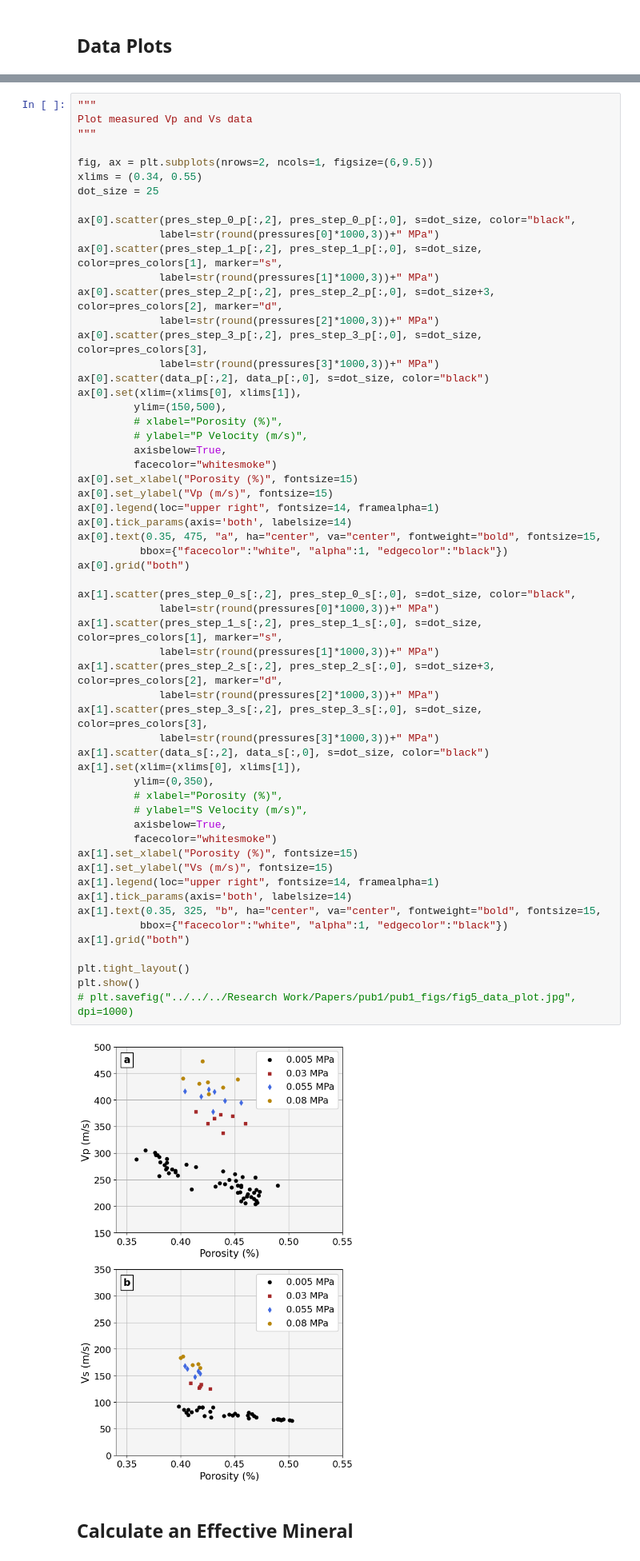
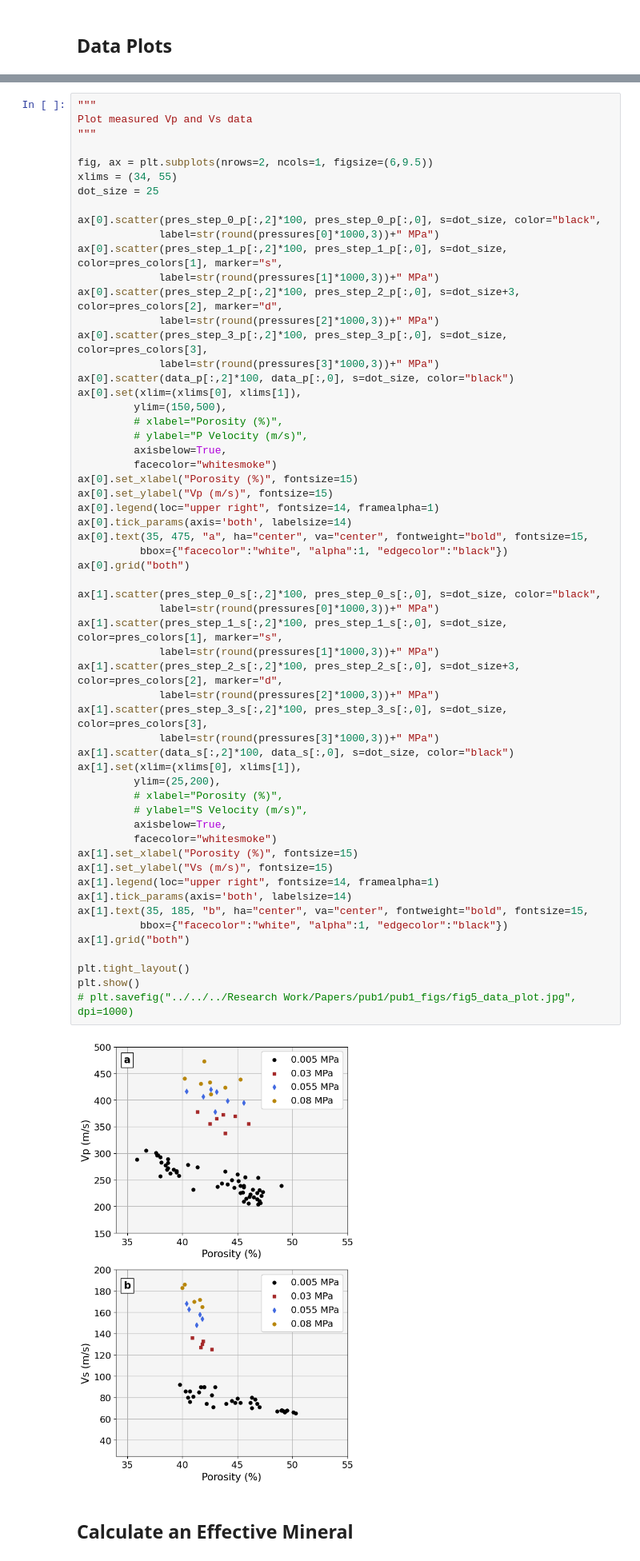
Before and after one commit to astroChance/LunarIce, a Jupyter notebook: notebooks/Dry_Regolith_Modeling.ipynb, the cells around one changed output, grey strips where cells are left out. Shown at 80% size. Cells and saved outputs as stored; diff of their text form.

```diff
--- a/notebooks/Dry_Regolith_Modeling.ipynb
+++ b/notebooks/Dry_Regolith_Modeling.ipynb
@@ -307,60 +319,60 @@ Plot measured Vp and Vs data
 """
 
 fig, ax = plt.subplots(nrows=2, ncols=1, figsize=(6,9.5))
-xlims = (0.34, 0.55)
+xlims = (34, 55)
 dot_size = 25
 
-ax[0].scatter(pres_step_0_p[:,2], pres_step_0_p[:,0], s=dot_size, color="black",
+ax[0].scatter(pres_step_0_p[:,2]*100, pres_step_0_p[:,0], s=dot_size, color="black",
              label=str(round(pressures[0]*1000,3))+" MPa")
-ax[0].scatter(pres_step_1_p[:,2], pres_step_1_p[:,0], s=dot_size, color=pres_colors[1], marker="s",
+ax[0].scatter(pres_step_1_p[:,2]*100, pres_step_1_p[:,0], s=dot_size, color=pres_colors[1], marker="s",
              label=str(round(pressures[1]*1000,3))+" MPa")
-ax[0].scatter(pres_step_2_p[:,2], pres_step_2_p[:,0], s=dot_size+3, color=pres_colors[2], marker="d",
+ax[0].scatter(pres_step_2_p[:,2]*100, pres_step_2_p[:,0], s=dot_size+3, color=pres_colors[2], marker="d",
              label=str(round(pressures[2]*1000,3))+" MPa")
-ax[0].scatter(pres_step_3_p[:,2], pres_step_3_p[:,0], s=dot_size, color=pres_colors[3],
+ax[0].scatter(pres_step_3_p[:,2]*100, pres_step_3_p[:,0], s=dot_size, color=pres_colors[3],
              label=str(round(pressures[3]*1000,3))+" MPa")
-ax[0].scatter(data_p[:,2], data_p[:,0], s=dot_size, color="black")
+ax[0].scatter(data_p[:,2]*100, data_p[:,0], s=dot_size, color="black")
 ax[0].set(xlim=(xlims[0], xlims[1]),
          ylim=(150,500),
          # xlabel="Porosity (%)",
          # ylabel="P Velocity (m/s)",
          axisbelow=True,
          facecolor="whitesmoke")
 ax[0].set_xlabel("Porosity (%)", fontsize=15)
 ax[0].set_ylabel("Vp (m/s)", fontsize=15)
 ax[0].legend(loc="upper right", fontsize=14, framealpha=1)
 ax[0].tick_params(axis='both', labelsize=14)
-ax[0].text(0.35, 475, "a", ha="center", va="center", fontweight="bold", fontsize=15,
+ax[0].text(35, 475, "a", ha="center", va="center", fontweight="bold", fontsize=15,
           bbox={"facecolor":"white", "alpha":1, "edgecolor":"black"})
 ax[0].grid("both")
 
-ax[1].scatter(pres_step_0_s[:,2], pres_step_0_s[:,0], s=dot_size, color="black",
+ax[1].scatter(pres_step_0_s[:,2]*100, pres_step_0_s[:,0], s=dot_size, color="black",
              label=str(round(pressures[0]*1000,3))+" MPa")
-ax[1].scatter(pres_step_1_s[:,2], pres_step_1_s[:,0], s=dot_size, color=pres_colors[1], marker="s",
+ax[1].scatter(pres_step_1_s[:,2]*100, pres_step_1_s[:,0], s=dot_size, color=pres_colors[1], marker="s",
              label=str(round(pressures[1]*1000,3))+" MPa")
-ax[1].scatter(pres_step_2_s[:,2], pres_step_2_s[:,0], s=dot_size+3, color=pres_colors[2], marker="d",
+ax[1].scatter(pres_step_2_s[:,2]*100, pres_step_2_s[:,0], s=dot_size+3, color=pres_colors[2], marker="d",
              label=str(round(pressures[2]*1000,3))+" MPa")
-ax[1].scatter(pres_step_3_s[:,2], pres_step_3_s[:,0], s=dot_size, color=pres_colors[3],
+ax[1].scatter(pres_step_3_s[:,2]*100, pres_step_3_s[:,0], s=dot_size, color=pres_colors[3],
              label=str(round(pressures[3]*1000,3))+" MPa")
-ax[1].scatter(data_s[:,2], data_s[:,0], s=dot_size, color="black")
+ax[1].scatter(data_s[:,2]*100, data_s[:,0], s=dot_size, color="black")
 ax[1].set(xlim=(xlims[0], xlims[1]),
-         ylim=(0,350),
+         ylim=(25,200),
          # xlabel="Porosity (%)",
          # ylabel="S Velocity (m/s)",
          axisbelow=True,
          facecolor="whitesmoke")
 ax[1].set_xlabel("Porosity (%)", fontsize=15)
 ax[1].set_ylabel("Vs (m/s)", fontsize=15)
 ax[1].legend(loc="upper right", fontsize=14, framealpha=1)
 ax[1].tick_params(axis='both', labelsize=14)
-ax[1].text(0.35, 325, "b", ha="center", va="center", fontweight="bold", fontsize=15,
+ax[1].text(35, 185, "b", ha="center", va="center", fontweight="bold", fontsize=15,
           bbox={"facecolor":"white", "alpha":1, "edgecolor":"black"})
 ax[1].grid("both")
 
 plt.tight_layout()
 plt.show()
 # plt.savefig("../../../Research Work/Papers/pub1/pub1_figs/fig5_data_plot.jpg", dpi=1000)
 # %% [output]
-[figure, old version]
+[figure, new version]
 # %% [markdown]
 ## Calculate an Effective Mineral
 # %%
```
Also changed, not shown: parts of 5 cells of this notebook, 2 other files.
